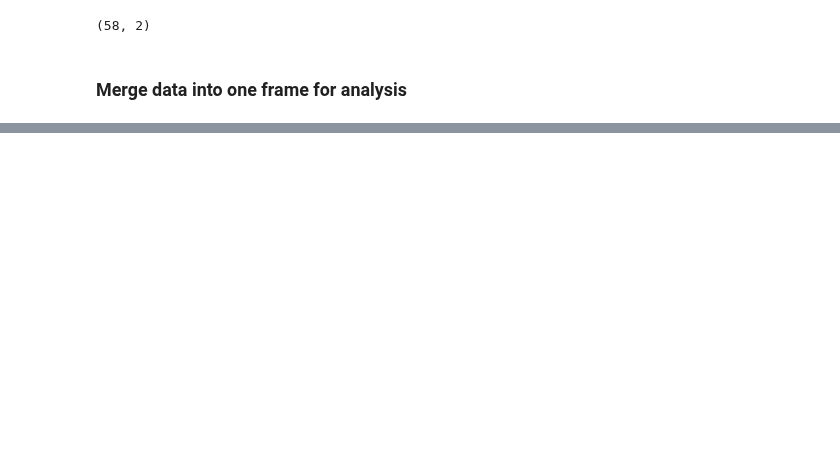
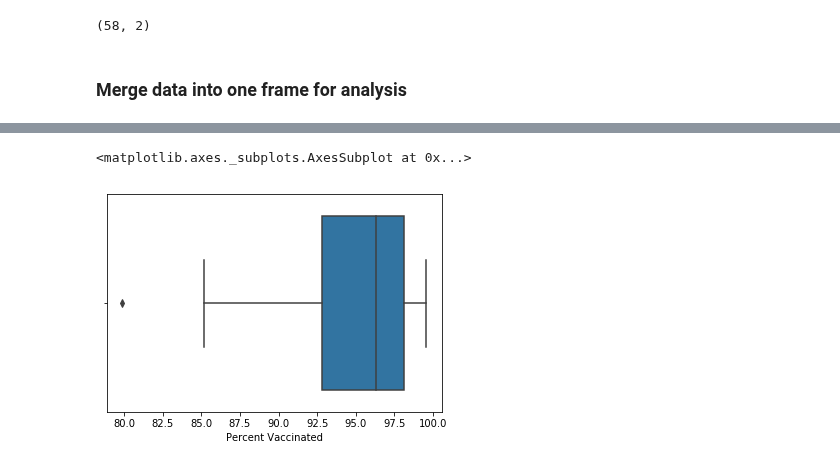
Before and after one commit to mwcooley99/project1, a Jupyter notebook: exploratory_analysis.ipynb, the cells around one changed output, grey strips where cells are left out. Drawn from its saved outputs; the diff is of its cells as text; code cells hidden in the pictures; blank space fills up the shorter version.

```diff
--- a/exploratory_analysis.ipynb
+++ b/exploratory_analysis.ipynb
@@ -211,0 +284,6 @@ merged_df.describe()
+# %%
+# Some visualizations of the vacination rates
+sns.boxplot(x='Percent Vaccinated', data=merged_df)
+# %% [output]
+<matplotlib.axes._subplots.AxesSubplot at 0x...>
+[figure, added]
```
Also changed, not shown: parts of 43 cells of this notebook, 1 other file.
